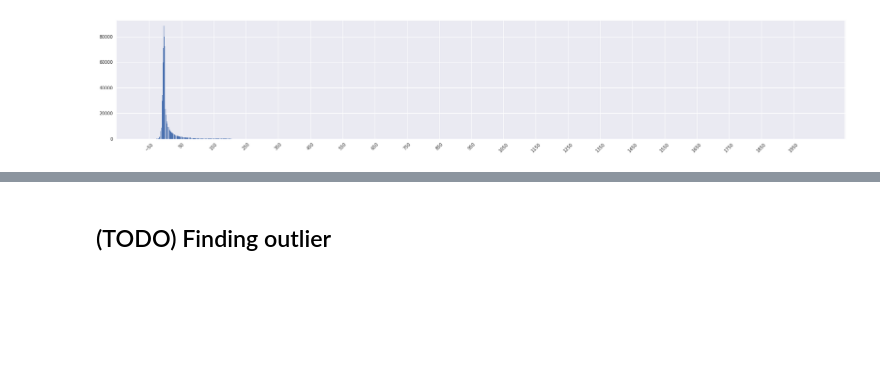
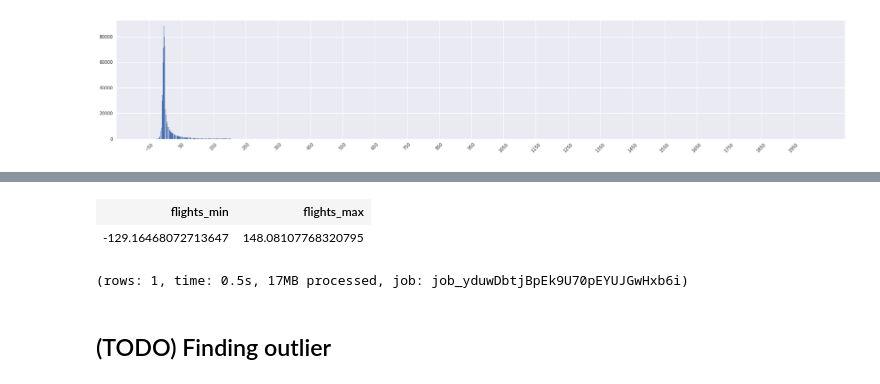
Before and after one commit to yuwtennis/google-data-engineer, a Jupyter notebook: Ch05/getting_started_with_eda.ipynb, the cells around one changed output, grey strips where cells are left out. Drawn from its saved outputs; the diff is of its cells as text; code cells hidden in the pictures; blank space fills up the shorter version.

```diff
--- a/Ch05/getting_started_with_eda.ipynb
+++ b/Ch05/getting_started_with_eda.ipynb
@@ -176,3 +181,13 @@ plt.show()
+# %%
+%bigquery execute -d standard
+SELECT
+  AVG(DEP_DELAY)-3*STDDEV(DEP_DELAY) AS flights_min,
+  AVG(DEP_DELAY)+3*STDDEV(DEP_DELAY) AS flights_max
+FROM  flights.simeventsb
+# %% [output]
+| flights_min | flights_max |
+| -129.16468072713647 | 148.08107768320795 |
+(rows: 1, time: 0.5s, 17MB processed, job: job_yduwDbtjBpEk9U70pEYUJGwHxb6i)
 # %% [markdown]
 ## (TODO) Finding outlier
 # %% [markdown]
```
Also changed, not shown: parts of 2 cells of this notebook.
